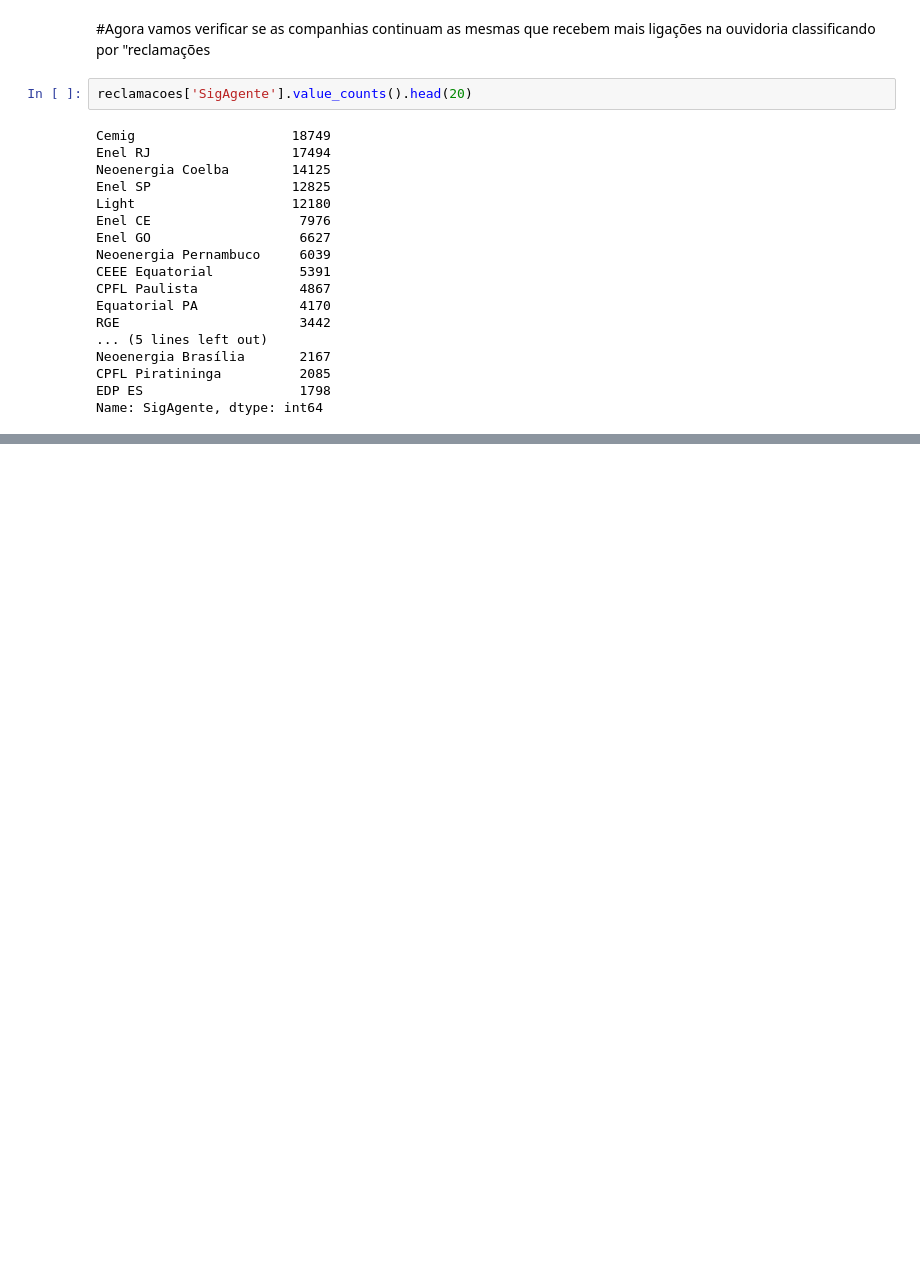
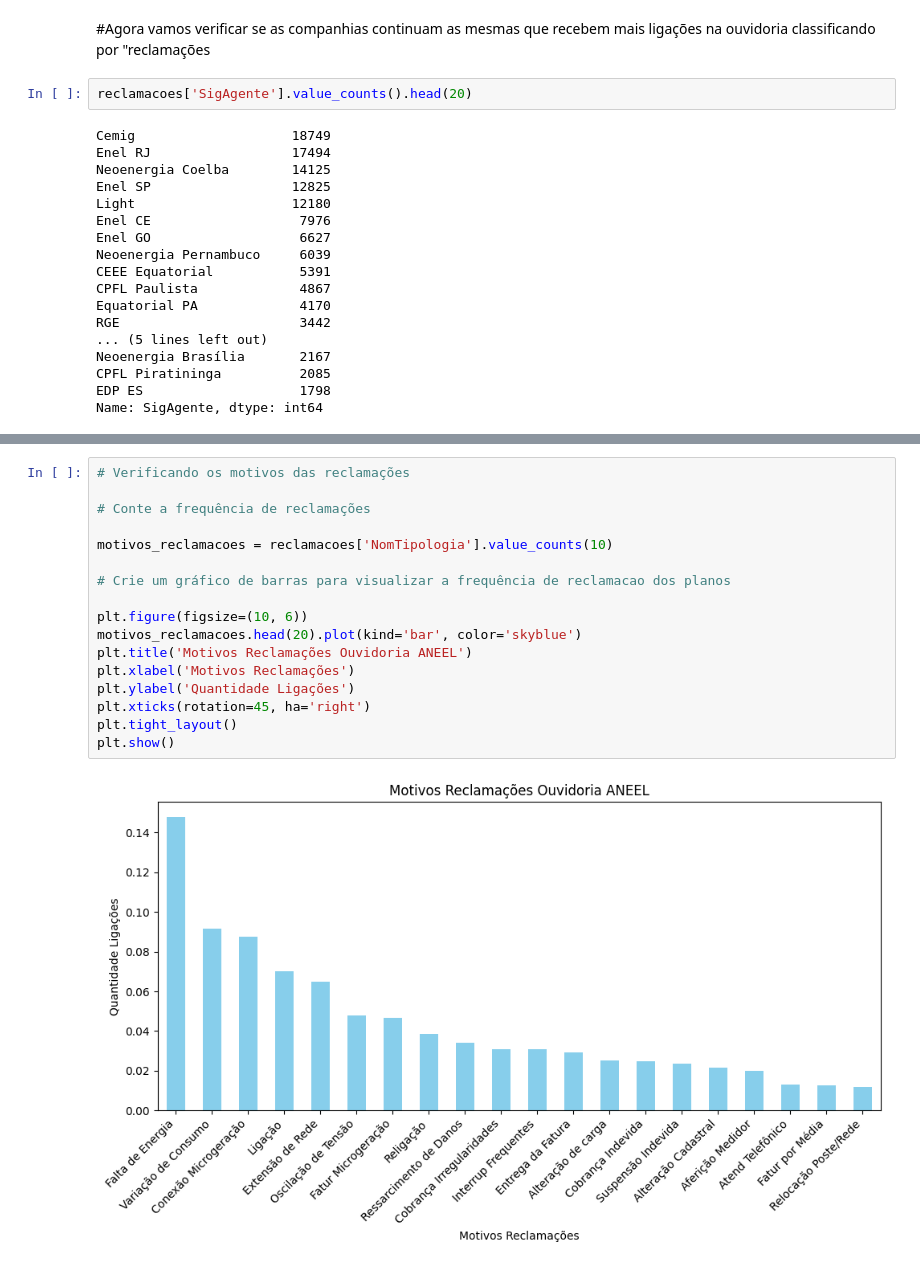
Before and after one commit to LerinaMM/satisfacao_consumidor_aneel, a Jupyter notebook: aneel_ouvidoria.ipynb, the cells around one changed output, grey strips where cells are left out. Drawn from its saved outputs; the diff is of its cells as text; blank space fills up the shorter version.

```diff
--- a/aneel_ouvidoria.ipynb
+++ b/aneel_ouvidoria.ipynb
@@ -344,3 +364,22 @@ Name: SigAgente, dtype: int64
+# %%
+# Verificando os motivos das reclamações
+
+# Conte a frequência de reclamações
+
+motivos_reclamacoes = reclamacoes['NomTipologia'].value_counts(10)
+
+# Crie um gráfico de barras para visualizar a frequência de reclamacao dos planos
+
+plt.figure(figsize=(10, 6))
+motivos_reclamacoes.head(20).plot(kind='bar', color='skyblue')
+plt.title('Motivos Reclamações Ouvidoria ANEEL')
+plt.xlabel('Motivos Reclamações')
+plt.ylabel('Quantidade Ligações')
+plt.xticks(rotation=45, ha='right')
+plt.tight_layout()
+plt.show()
+# %% [output]
+[figure, added]
 # %%
 # Verificando a frequencia de Ligações a Ouvidoria da Aneel
 
```
Also changed, not shown: parts of 5 cells of this notebook.
